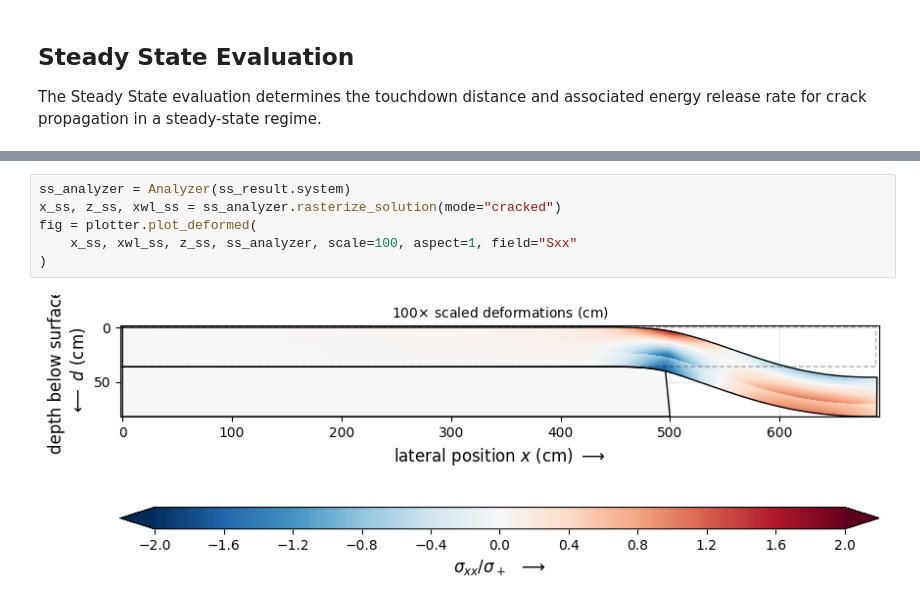
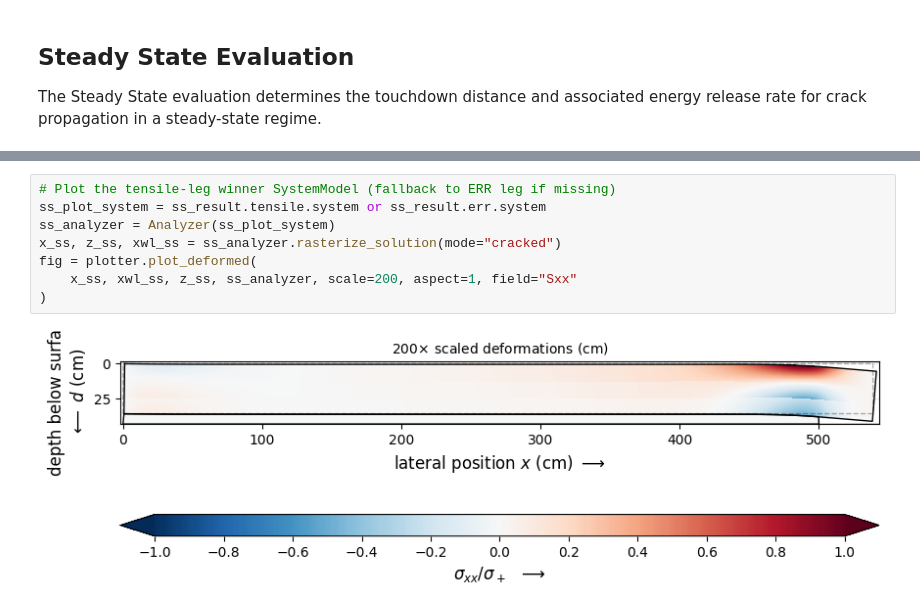
Before and after one commit to 2phi/weac, a Jupyter notebook: demo/demo.ipynb, the cells around one changed output, grey strips where cells are left out. Drawn from its saved outputs; the diff is of its cells as text.

```diff
--- a/demo/demo.ipynb
+++ b/demo/demo.ipynb
@@ -957,8 +958,10 @@ Maximal Stress Results:
 # %%
-ss_analyzer = Analyzer(ss_result.system)
+# Plot the tensile-leg winner SystemModel (fallback to ERR leg if missing)
+ss_plot_system = ss_result.tensile.system or ss_result.err.system
+ss_analyzer = Analyzer(ss_plot_system)
 x_ss, z_ss, xwl_ss = ss_analyzer.rasterize_solution(mode="cracked")
 fig = plotter.plot_deformed(
-    x_ss, xwl_ss, z_ss, ss_analyzer, scale=100, aspect=1, field="Sxx"
+    x_ss, xwl_ss, z_ss, ss_analyzer, scale=200, aspect=1, field="Sxx"
 )
 # %% [output]
-[figure, old version]
+[figure, new version]
```
Also changed, not shown: parts of 23 cells of this notebook, 31 other files.
